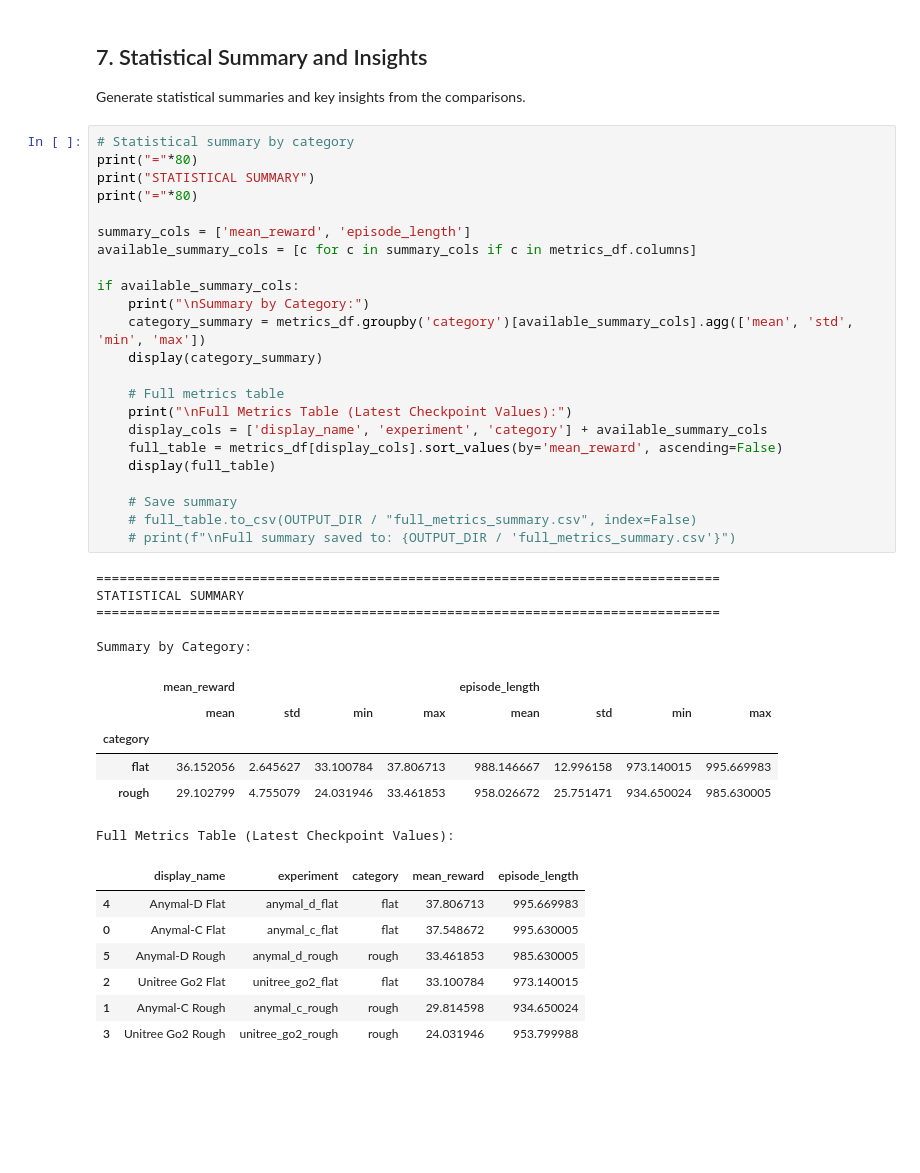
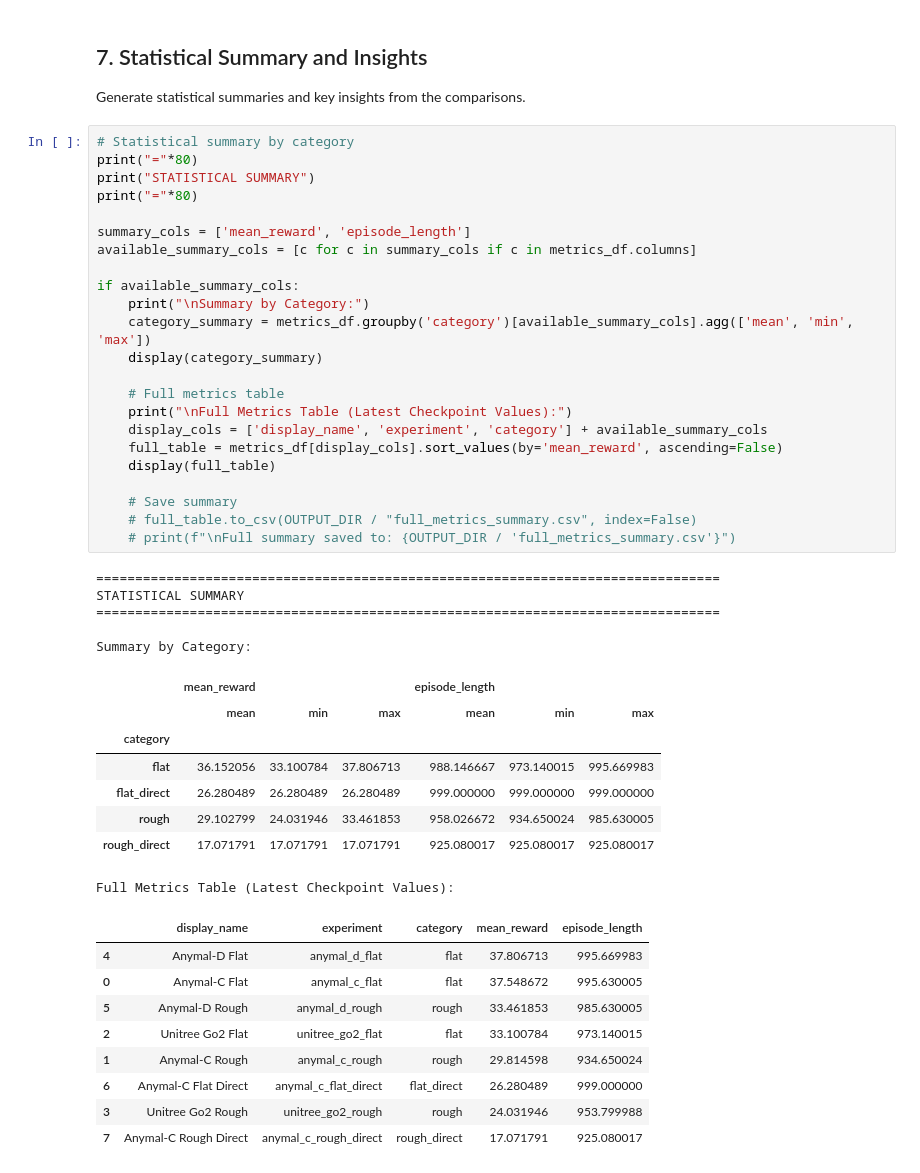
Before and after one commit to lbnmahs/quadrrl, a Jupyter notebook: notebooks/rsl_rl_performance.ipynb, the cells around one changed output. Drawn from its saved outputs; the diff is of its cells as text; blank space fills up the shorter version.

```diff
--- a/notebooks/rsl_rl_performance.ipynb
+++ b/notebooks/rsl_rl_performance.ipynb
@@ -267,37 +293,39 @@ Generate statistical summaries and key insights from the comparisons.
 # %%
 # Statistical summary by category
 print("="*80)
 print("STATISTICAL SUMMARY")
 print("="*80)
 
 summary_cols = ['mean_reward', 'episode_length']
 available_summary_cols = [c for c in summary_cols if c in metrics_df.columns]
 
 if available_summary_cols:
     print("\nSummary by Category:")
-    category_summary = metrics_df.groupby('category')[available_summary_cols].agg(['mean', 'std', 'min', 'max'])
+    category_summary = metrics_df.groupby('category')[available_summary_cols].agg(['mean', 'min', 'max'])
     display(category_summary)
 
     # Full metrics table
     print("\nFull Metrics Table (Latest Checkpoint Values):")
     display_cols = ['display_name', 'experiment', 'category'] + available_summary_cols
     full_table = metrics_df[display_cols].sort_values(by='mean_reward', ascending=False)
     display(full_table)
 
     # Save summary
     # full_table.to_csv(OUTPUT_DIR / "full_metrics_summary.csv", index=False)
     # print(f"\nFull summary saved to: {OUTPUT_DIR / 'full_metrics_summary.csv'}")
 # %% [output]
 ================================================================================
 STATISTICAL SUMMARY
 ================================================================================
 
 Summary by Category:
-|  | mean_reward |  |  |  | episode_length |  |  |  |
-|  | mean | std | min | max | mean | std | min | max |
-| category |  |  |  |  |  |  |  |  |
-| flat | 36.152056 | 2.645627 | 33.100784 | 37.806713 | 988.146667 | 12.996158 | 973.140015 | 995.669983 |
-| rough | 29.102799 | 4.755079 | 24.031946 | 33.461853 | 958.026672 | 25.751471 | 934.650024 | 985.630005 |
+|  | mean_reward |  |  | episode_length |  |  |
+|  | mean | min | max | mean | min | max |
+| category |  |  |  |  |  |  |
+| flat | 36.152056 | 33.100784 | 37.806713 | 988.146667 | 973.140015 | 995.669983 |
+| flat_direct | 26.280489 | 26.280489 | 26.280489 | 999.000000 | 999.000000 | 999.000000 |
+| rough | 29.102799 | 24.031946 | 33.461853 | 958.026672 | 934.650024 | 985.630005 |
+| rough_direct | 17.071791 | 17.071791 | 17.071791 | 925.080017 | 925.080017 | 925.080017 |
 Full Metrics Table (Latest Checkpoint Values):
 |  | display_name | experiment | category | mean_reward | episode_length |
 | 4 | Anymal-D Flat | anymal_d_flat | flat | 37.806713 | 995.669983 |
@@ -305,7 +333,9 @@ Full Metrics Table (Latest Checkpoint Values):
 | 5 | Anymal-D Rough | anymal_d_rough | rough | 33.461853 | 985.630005 |
 | 2 | Unitree Go2 Flat | unitree_go2_flat | flat | 33.100784 | 973.140015 |
 | 1 | Anymal-C Rough | anymal_c_rough | rough | 29.814598 | 934.650024 |
+| 6 | Anymal-C Flat Direct | anymal_c_flat_direct | flat_direct | 26.280489 | 999.000000 |
 | 3 | Unitree Go2 Rough | unitree_go2_rough | rough | 24.031946 | 953.799988 |
+| 7 | Anymal-C Rough Direct | anymal_c_rough_direct | rough_direct | 17.071791 | 925.080017 |
 # %%
 # 8. Sample Efficiency: Steps and Time to Reach Target Reward per Robot
 
```
Also changed, not shown: parts of 6 cells of this notebook, 1 other file.
